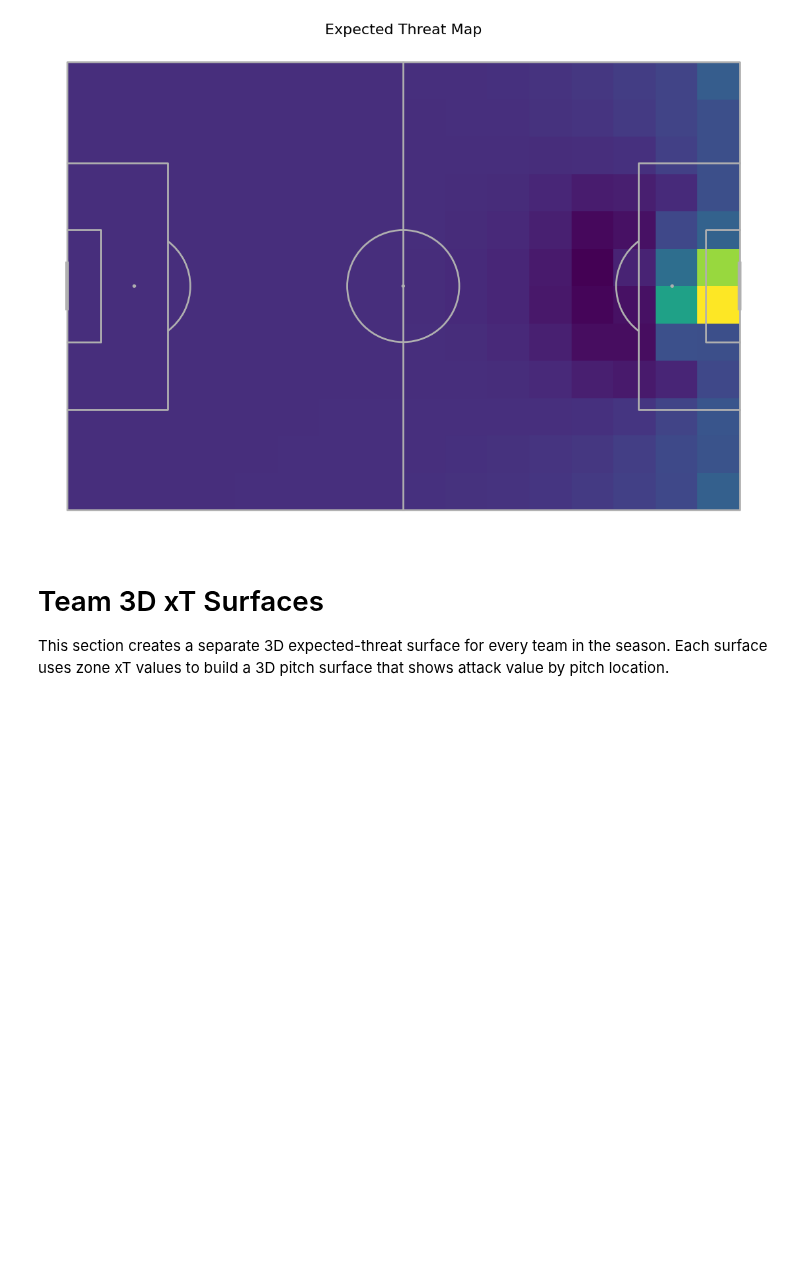
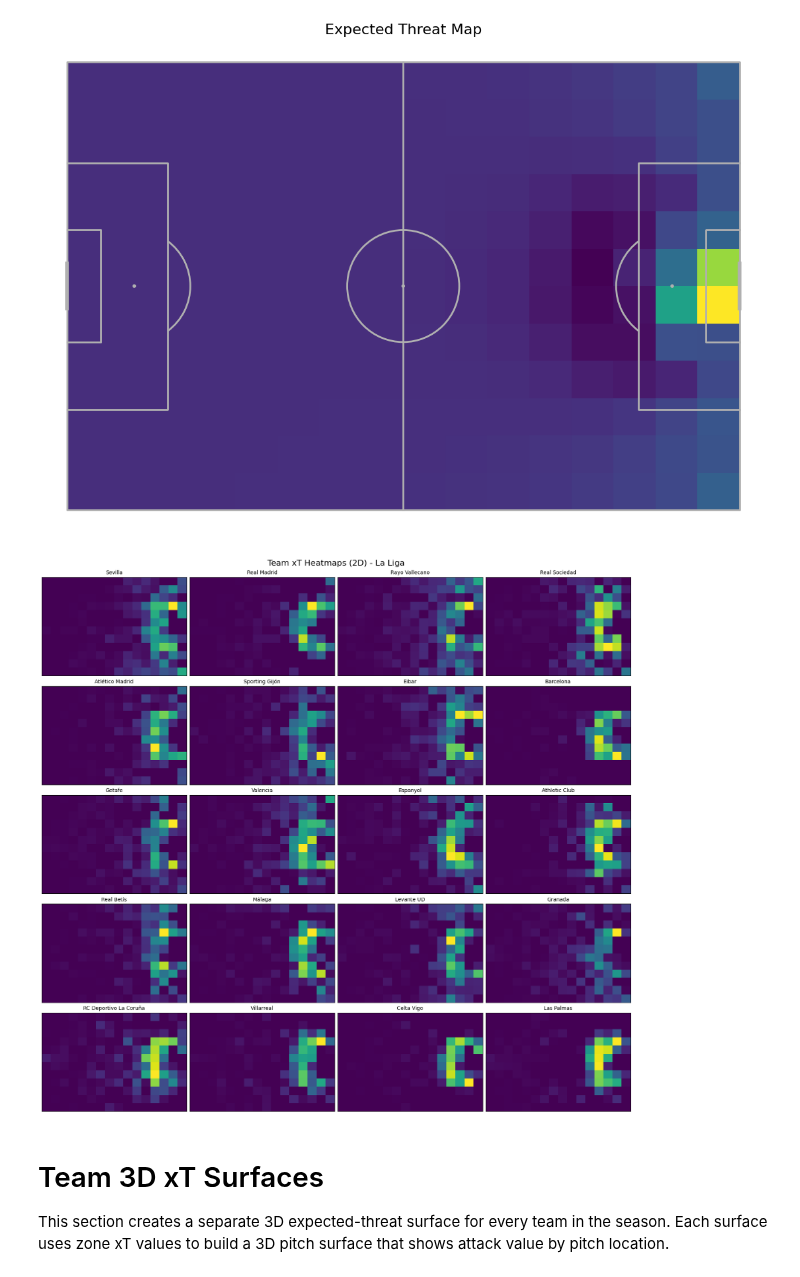
Before and after one commit to liuhouyi720-pixel/World-Cup-2026, a Jupyter notebook: xT_recurrence.ipynb, the cells around one changed output. Saved outputs shown, nothing was run; the diff lists cells and outputs as text; code cells hidden in the pictures; blank space fills up the shorter version.

```diff
--- a/xT_recurrence.ipynb
+++ b/xT_recurrence.ipynb
@@ -407,6 +418,60 @@ ax.set_title("Expected Threat Map", fontsize=16)
 plt.show()
 # %% [output]
 [figure]
+# %%
+# 2D Team xT Heatmaps on Pitch (La Liga)
+
+from mplsoccer import Pitch
+import matplotlib.pyplot as plt
+
+# Recompute team zone xT in case it's not in memory
+team_zone_xt = (
+    successful_moves
+    .groupby(["team", "start_zone"])["xT_value"]
+    .sum()
+    .unstack(fill_value=0)
+)
+
+teams_sorted = team_zone_xt.sum(axis=1).sort_values(ascending=False).index.tolist()
+n_teams = len(teams_sorted)
+cols = 4
+rows = int(np.ceil(n_teams / cols))
+
+fig, axes = plt.subplots(rows, cols, figsize=(4 * cols, 3 * rows), constrained_layout=True)
+
+for idx, team in enumerate(teams_sorted):
+    r = idx // cols
+    c = idx % cols
+    ax = axes[r, c] if rows > 1 else axes[c]
+
+    grid = team_zone_xt.loc[team].reindex(range(n_zones), fill_value=0).values.reshape(W, L)
+    grid = np.clip(grid, 1e-6, None)  # ensure strictly positive values
+
+    pitch.heatmap(
+        {
+            "statistic": grid,
+            "x_grid": np.linspace(0, 120, L + 1),
+            "y_grid": np.linspace(0, 80, W + 1)
+        },
+        ax=ax,
+        cmap="viridis"
+    )
+
+    ax.set_title(team, fontsize=10)
+    ax.set_xticks([])
+    ax.set_yticks([])
+
+# turn off empty subplots
+for idx in range(n_teams, rows * cols):
+    r = idx // cols
+    c = idx % cols
+    ax = axes[r, c] if rows > 1 else axes[c]
+    ax.axis("off")
+
+fig.suptitle("Team xT Heatmaps (2D) - La Liga", fontsize=16)
+plt.show()
+# %% [output]
+[figure, added]
 # %% [markdown]
 # Team 3D xT Surfaces
 
```
Also changed, not shown: parts of 4 cells of this notebook, 1 other file.
